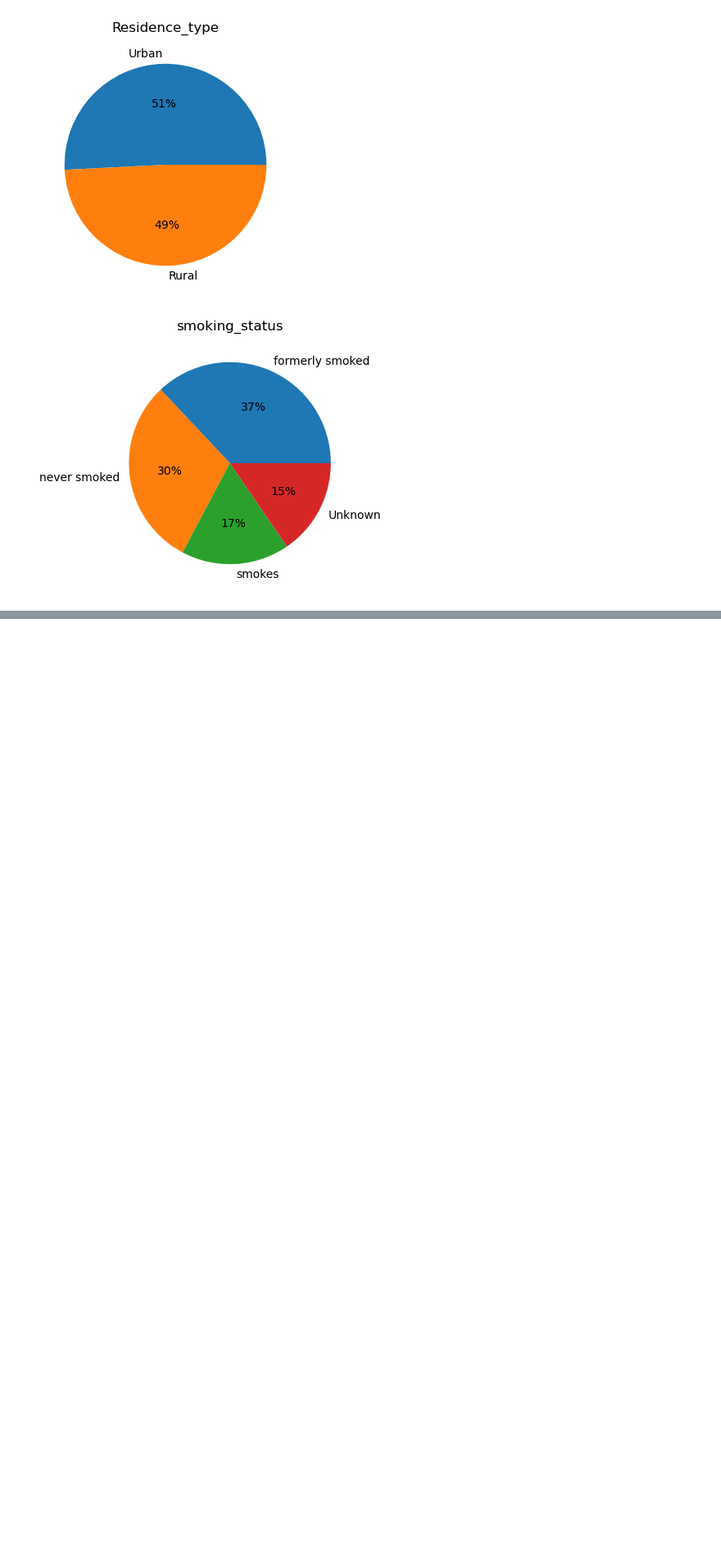
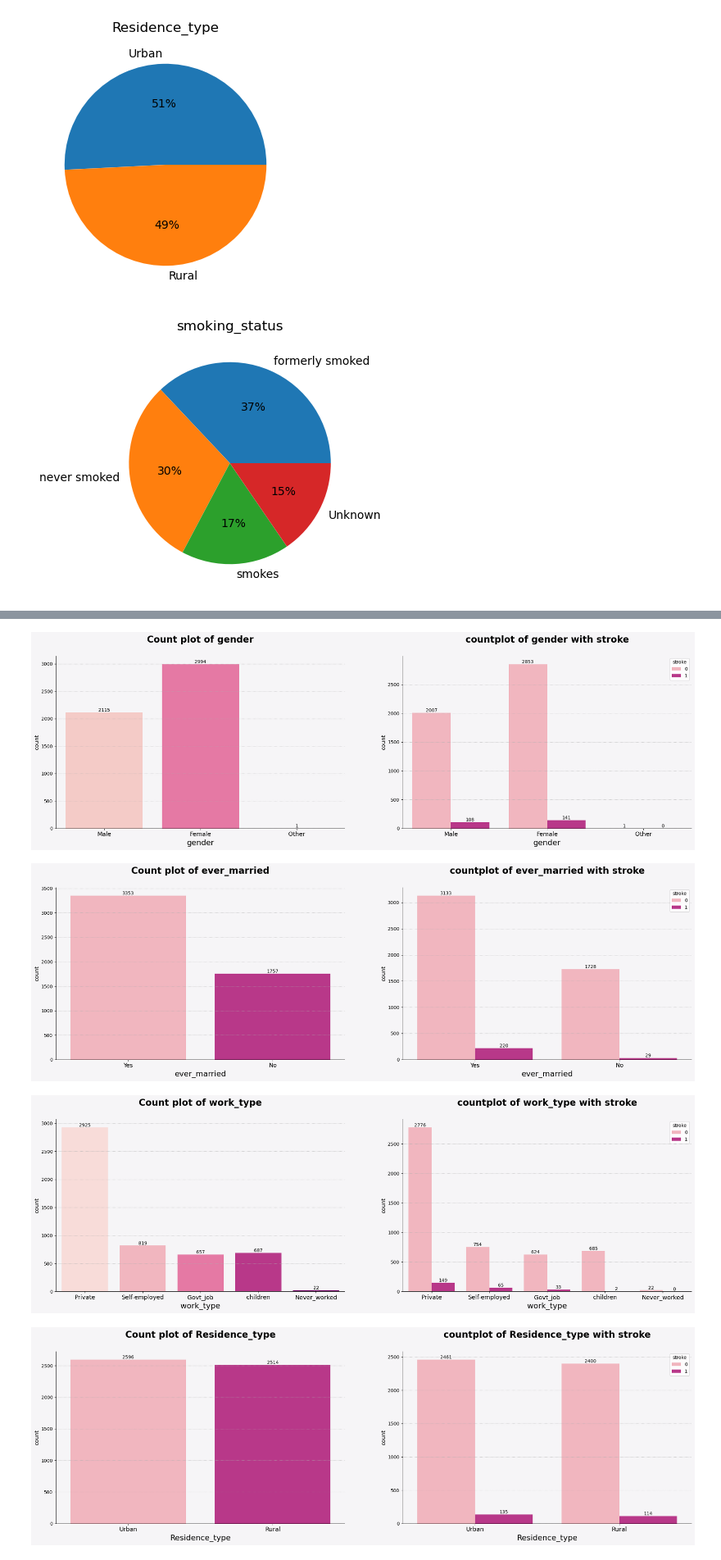
Before and after one commit to HChandeepa/Stroke-Risk-Prediction-System-A_Machine_Learning_Approach, a Jupyter notebook: Stroke.ipynb, the cells around one changed output, grey strips where cells are left out. Shown at 82% size. Saved outputs shown, nothing was run; the diff lists cells and outputs as text; code cells hidden in the pictures; blank space fills up the shorter version.

```diff
--- a/Stroke.ipynb
+++ b/Stroke.ipynb
@@ -255,0 +224,41 @@ Text(0.5, 1.0, 'BoxPlot for Average Glucose Level')
+# %%
+for i in df.columns:
+    if df[i].dtype == "object":
+
+        fig=plt.figure(figsize=(25,15))
+        fig.patch.set_facecolor("#f6f5f7")
+
+        xx=plt.subplot(2,2,1)
+        xx.set_facecolor("#f6f5f7")
+        x=snb.countplot(data=df, x=i,palette='RdPu')
+        for container in x.containers:
+            x.bar_label(container)
+        plt.xticks(fontsize=13)
+        plt.xlabel(i,fontsize=17)
+        plt.ylabel("count",fontsize=12)
+        plt.title(f"Count plot of {i}\n",fontsize=20,weight="bold")
+        for x in ["top","right"]:
+            xx.spines[x].set_visible(False)
+        xx.grid(linestyle=':',axis='y')
+
+
+
+
+        vv=plt.subplot(2,2,2)
+        vv.set_facecolor("#f6f5f7")
+        v=snb.countplot(data=df,x=i,hue="stroke",palette='RdPu')
+        for container in v.containers:
+            v.bar_label(container)
+        plt.xticks(fontsize=13)
+        plt.xlabel(i,fontsize=17)
+        plt.ylabel("count",fontsize=12)
+        plt.title(f"countplot of {i} with stroke\n",fontsize=20,weight="bold" )
+        for v in ["top","right"]:
+            vv.spines[v].set_visible(False)
+        vv.grid(linestyle=':',axis='y')
+        plt.show()
+# %% [output]
+[figure, added]
+[figure, added]
+[figure, added]
+[figure, added]
```
Also changed, not shown: parts of 81 cells of this notebook.
